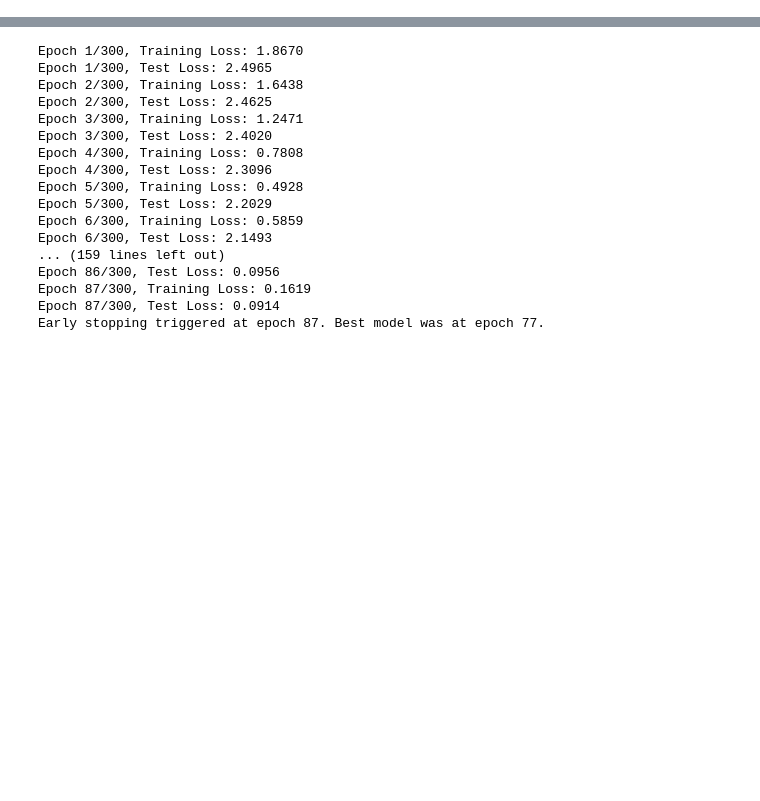
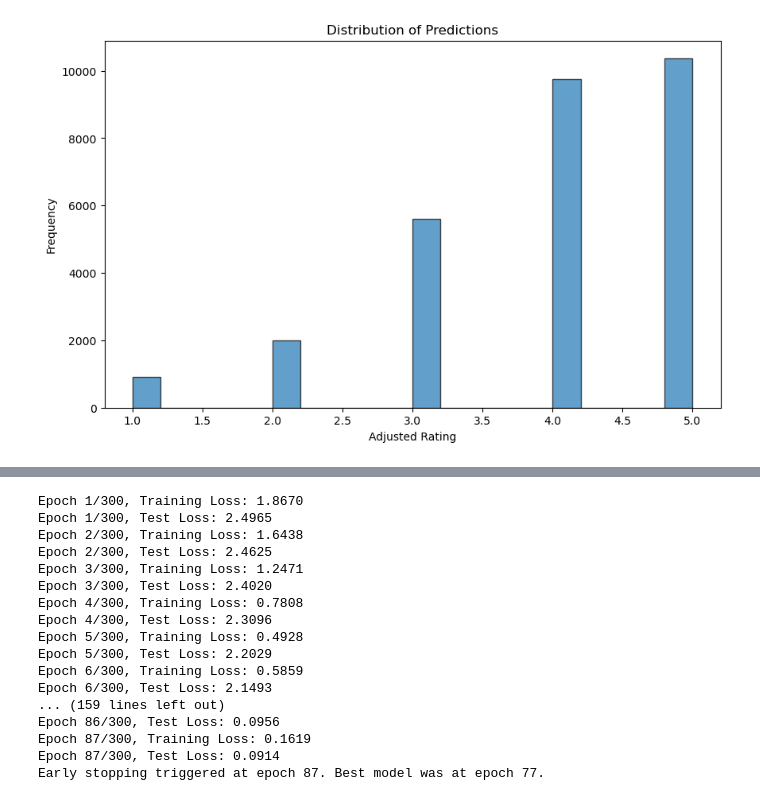
Before and after one commit to mud66/Recommender-System-GoodReads, a Jupyter notebook: RecSysJupyter/Gatv2Conv.ipynb, the cells around one changed output, grey strips where cells are left out. Drawn from its saved outputs; the diff is of its cells as text; code cells hidden in the pictures; blank space fills up the shorter version.

```diff
--- a/RecSysJupyter/Gatv2Conv.ipynb
+++ b/RecSysJupyter/Gatv2Conv.ipynb
@@ -293,3 +293,16 @@ data = data[data['rating'] != 0]
 data = data.merge(user_genres[['user_id', 'most_common_genres']], on='user_id', how='inner')
 # %%
 train_data, test_data = filter_and_split_data_v2(data, user_genres)
+# %%
+import matplotlib.pyplot as plt
+
+
+# Plot the distribution of adjusted ratings
+plt.figure(figsize=(10, 6))
+plt.hist(train_data['rating'], bins=20, edgecolor='black', alpha=0.7)
+plt.title('Distribution of Predictions')
+plt.xlabel('Adjusted Rating')
+plt.ylabel('Frequency')
+plt.show()
+# %% [output]
+[figure, added]
```
Also changed, not shown: parts of 5 cells of this notebook, 4 other files.
